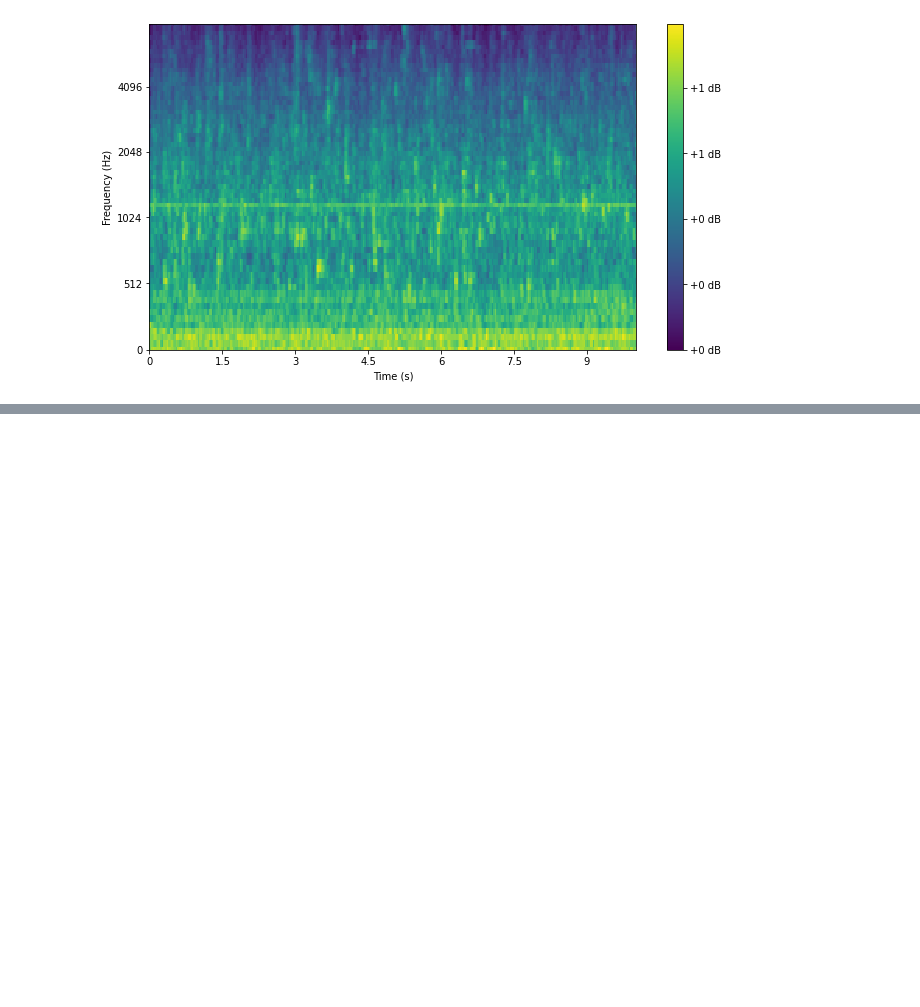
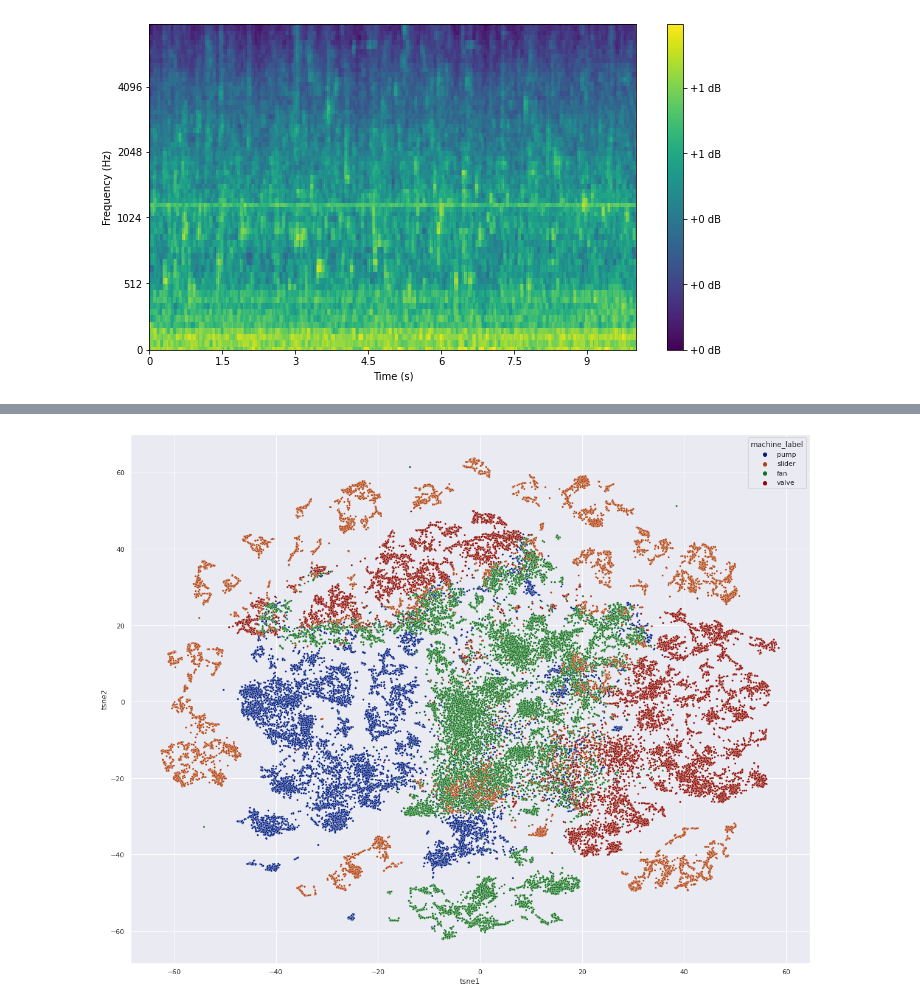
Before and after one commit to AnudeepKonda/MIMII_anamoly_detection, a Jupyter notebook: visualize_spectrograms.ipynb, the cells around one changed output, grey strips where cells are left out. Drawn from its saved outputs; the diff is of its cells as text; code cells hidden in the pictures; blank space fills up the shorter version.

Commit message:
t-sne added in visualization

```diff
--- a/visualize_spectrograms.ipynb
+++ b/visualize_spectrograms.ipynb
@@ -157,3 +157,19 @@ for k in range(8):
 [figure]
 [figure]
 [figure]
+# %%
+import torchaudio
+from speechbrain.pretrained import EncoderClassifier
+MACHINE_CODE = {
+    'pump': 0, 'valve': 1, 'slider': 2, 'fan': 3
+}
+
+classifier = EncoderClassifier.from_hparams(source="speechbrain/spkrec-xvect-voxceleb", savedir="pretrained_models/spkrec-xvect-voxceleb")
+# %%
+embeddings = []
+labels = []
+for k in range(0,len(train_all['wav_file_path'])):
+    print(k, end="\r", flush=True)
+    signal, fs =torchaudio.load(train_all['wav_file_path'][k])
+    embeddings.append(classifier.encode_batch(signal[0]).numpy())
+    labels.append(MACHINE_CODE[train_all['machine_type'][k]])
@@ -159,0 +178,4 @@ for k in range(8):
+# %%
+embeddings = np.squeeze(np.squeeze(np.array(embeddings), axis=1), axis=1)
+labels = np.array(labels)
+embeddings.shape, labels.shape
@@ -159,0 +190,15 @@ for k in range(8):
+# %%
+import pandas as pd
+import numpy as np
+import matplotlib.pyplot as plt
+from sklearn.datasets import load_wine
+from sklearn.preprocessing import StandardScaler
+from sklearn.manifold import TSNE
+import seaborn
+
+
+tsne = TSNE(random_state=0, verbose=1)
+tsne_results = tsne.fit_transform(embeddings)
+
+tsne_results=pd.DataFrame(tsne_results, columns=['tsne1', 'tsne2'])
+tsne_results['label'] = labels
@@ -159,0 +223,7 @@ for k in range(8):
+# %%
+seaborn.set(rc={'figure.figsize':(20,16)})
+seaborn.scatterplot(data=tsne_results, x='tsne1', y='tsne2', hue='machine_label', palette="dark", s=10)
+
+plt.show()
+# %% [output]
+[figure, added]
```
Also changed, not shown: parts of 9 cells of this notebook, 4 other files.
